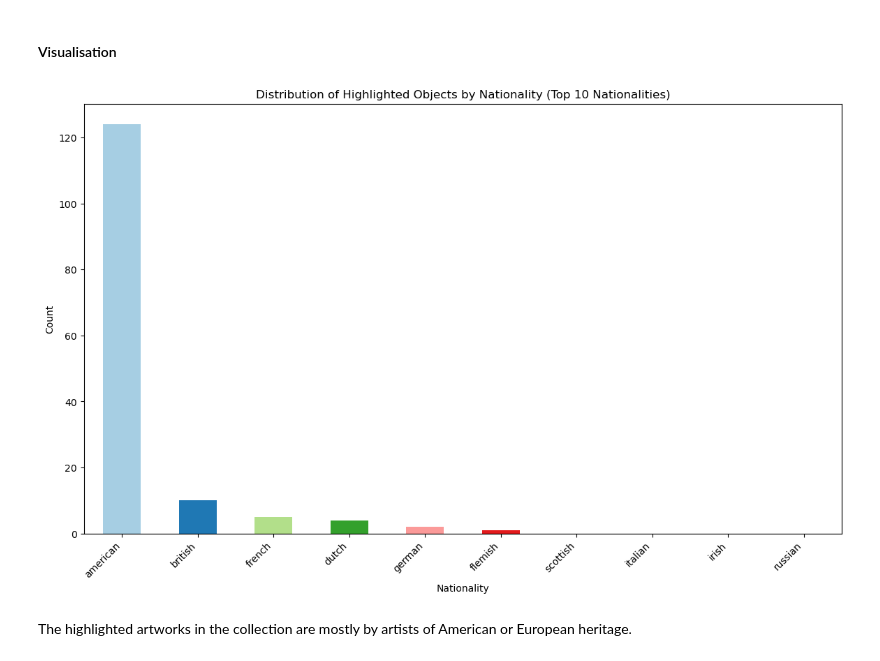
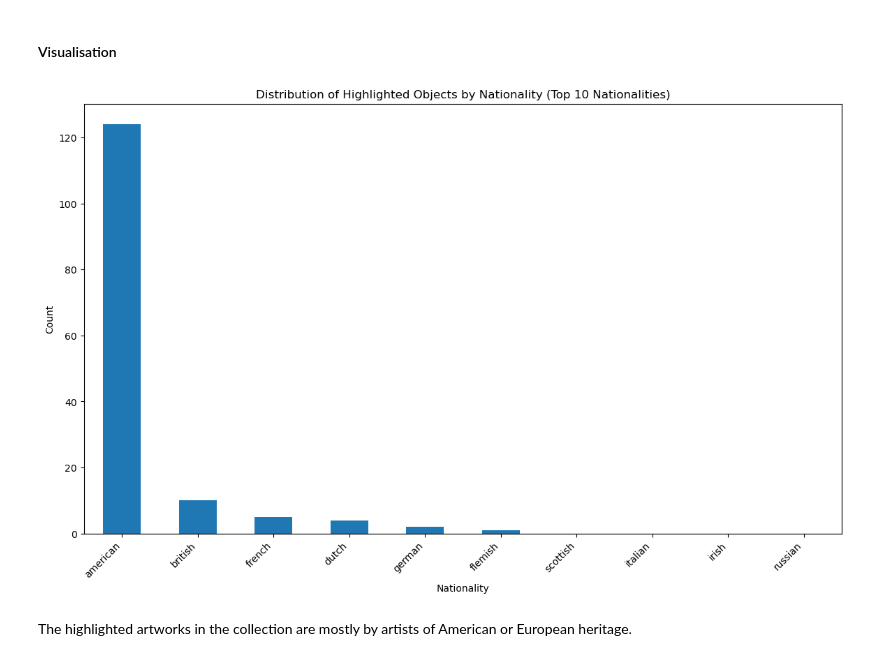
Before and after one commit to len-rtz/DS_Data_Visualization_2024_Lena_P, a Jupyter notebook: DS_Data_Visualization_2024_Lena_P.ipynb, the cells around one changed output. Drawn from its saved outputs; the diff is of its cells as text; code cells hidden in the pictures.

```diff
--- a/DS_Data_Visualization_2024_Lena_P.ipynb
+++ b/DS_Data_Visualization_2024_Lena_P.ipynb
@@ -410,30 +450,30 @@ Unique Nationalities:
 # %%
 # Filter out 'Unknown' and empty nationalities
 filtered_df = expanded_df[(expanded_df['Artist Nationality'] != 'unknown') & (expanded_df['Artist Nationality'] != '')]
 
 # Determine the top 10 nationalities by count
 top_nationalities = filtered_df['Artist Nationality'].value_counts().nlargest(10).index
 
 # Filter the DataFrame to only include highlighted rows with the top 10 nationalities
 highlighted_df = filtered_df[(filtered_df['Is Highlight'] == True) & (filtered_df['Artist Nationality'].isin(top_nationalities))]
 
 # Count the number of highlighted objects by nationality
 count_data = highlighted_df['Artist Nationality'].value_counts().reindex(top_nationalities)
 
 # Sort count_data in descending order by count
 count_data = count_data.sort_values(ascending=False)
 
 # Plotting
 plt.figure(figsize=(14, 8))
-count_data.plot(kind='bar', color=sns.color_palette("Paired", len(count_data)))
+count_data.plot(kind='bar')
 plt.title('Distribution of Highlighted Objects by Nationality (Top 10 Nationalities)')
 plt.xlabel('Nationality')
 plt.ylabel('Count')
 plt.xticks(rotation=45, ha='right')
 plt.legend().remove()  # Remove legend
 plt.show()
 # %% [output]
-[figure, old version]
+[figure, new version]
 # %% [markdown]
 The highlighted artworks in the collection are mostly by artists of American or European heritage.
 # %% [markdown]
```
Also changed, not shown: parts of 8 cells of this notebook.
